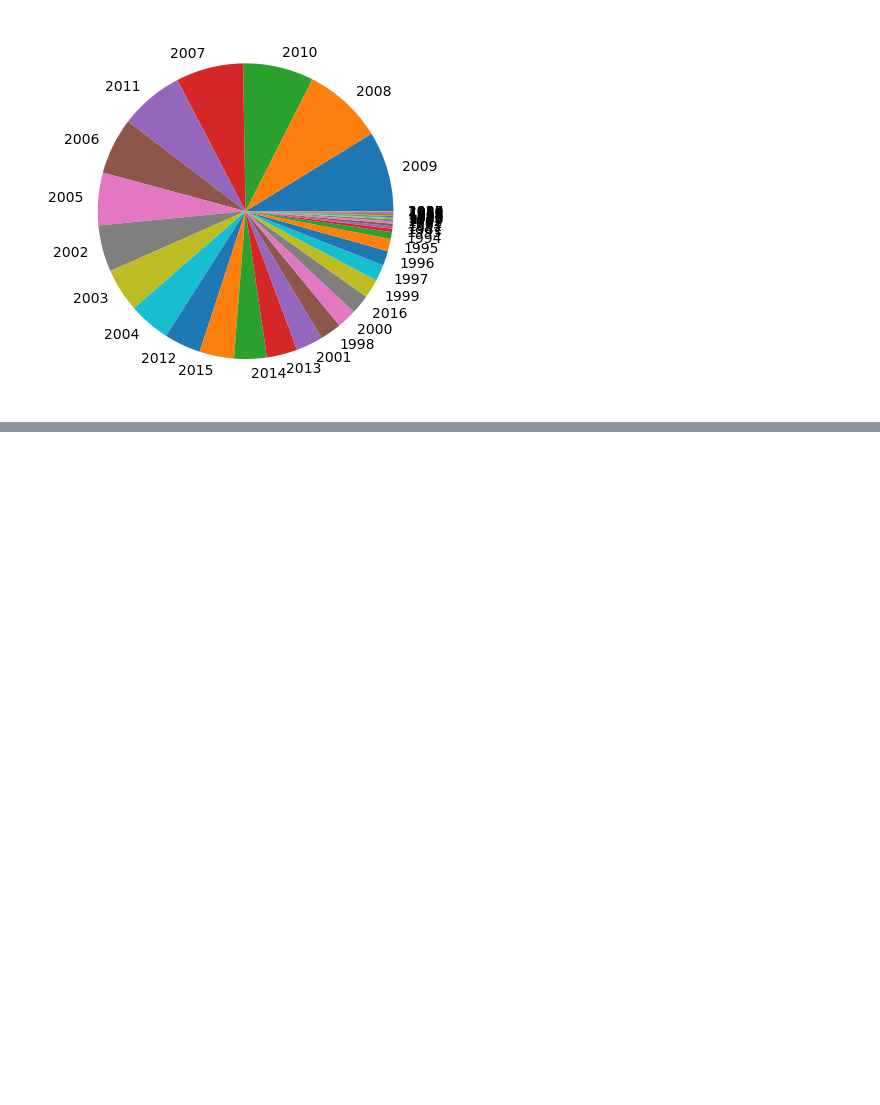
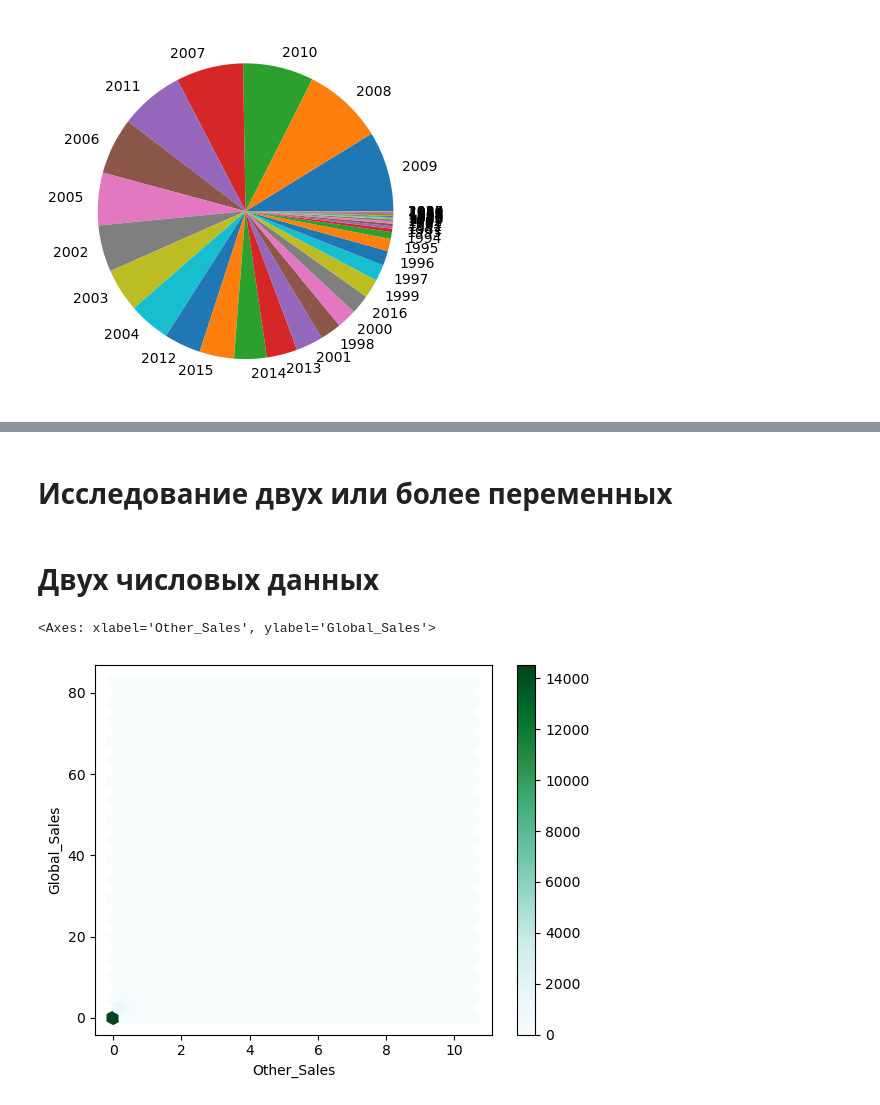
Before and after one commit to Neas1231/MLReborn, a Jupyter notebook: ML/learnin/book/stats/central_and_variable.ipynb, the cells around one changed output, grey strips where cells are left out. Saved outputs shown, nothing was run; the diff lists cells and outputs as text; code cells hidden in the pictures; blank space fills up the shorter version.

```diff
--- a/ML/learnin/book/stats/central_and_variable.ipynb
+++ b/ML/learnin/book/stats/central_and_variable.ipynb
@@ -277,0 +339,11 @@ plt.pie(years.value_counts(),labels = list(map(int,list(years.value_counts().ind
+# %% [markdown]
+# Исследование двух или более переменных
+# %% [markdown]
+# Двух числовых данных
+# %%
+# Графики с шестиугольной сеткой (hexagonal binning)
+# Для норм графика нужно много сопряжённых данных
+dfc.plot.hexbin(x='Other_Sales', y='Global_Sales', gridsize=30, )
+# %% [output]
+<Axes: xlabel='Other_Sales', ylabel='Global_Sales'>
+[figure, added]
```
Also changed, not shown: parts of 63 cells of this notebook, 11 other files.
